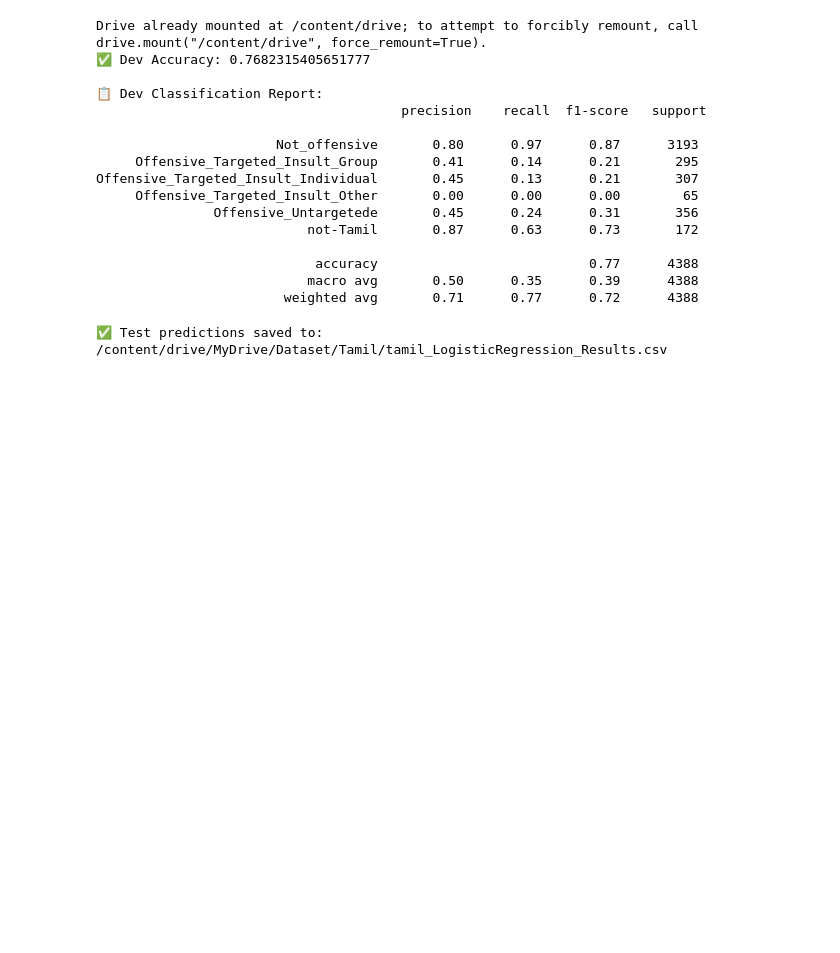
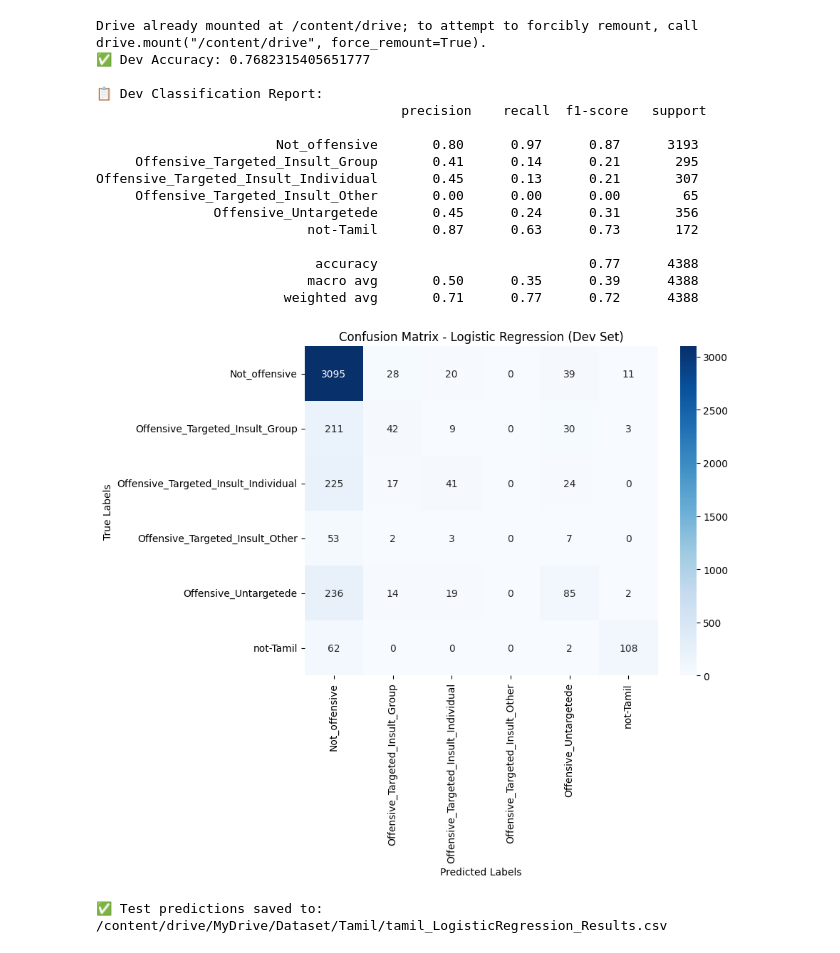
Before and after one commit to SURYAULAGANATHAN/Offensive-Language-Identification-in-Dravidian-Code-Mixed-Languages, a Jupyter notebook: Tamil/Offensive Language Identification_Tamil.ipynb, the cells around one changed output. Cells and saved outputs as stored; diff of their text form; code cells hidden in the pictures; blank space fills up the shorter version.

```diff
--- a/Tamil/Offensive Language Identification_Tamil.ipynb
+++ b/Tamil/Offensive Language Identification_Tamil.ipynb
@@ -1,5 +1,5 @@
 # %%
-#Logistic Regression
+# Logistic Regression
 # ==========================================================
 
 import pandas as pd
@@ -7,7 +7,9 @@ import re
 from sklearn.preprocessing import LabelEncoder
 from sklearn.feature_extraction.text import TfidfVectorizer
 from sklearn.linear_model import LogisticRegression
-from sklearn.metrics import accuracy_score, classification_report
+from sklearn.metrics import accuracy_score, classification_report, confusion_matrix
+import matplotlib.pyplot as plt
+import seaborn as sns
 
 # ===== 1. Mount Google Drive =====
 from google.colab import drive
@@ -59,36 +61,48 @@ print("✅ Dev Accuracy:", accuracy_dev)
 print("\n📋 Dev Classification Report:\n",
       classification_report(df_dev['encoded_labels'], y_pred_dev, target_names=label_encoder.classes_))
 
+# ===== 7b. Confusion Matrix =====
+cm = confusion_matrix(df_dev['encoded_labels'], y_pred_dev)
+plt.figure(figsize=(8,6))
+sns.heatmap(cm, annot=True, fmt='d', cmap="Blues",
+            xticklabels=label_encoder.classes_,
+            yticklabels=label_encoder.classes_)
+plt.xlabel("Predicted Labels")
+plt.ylabel("True Labels")
+plt.title("Confusion Matrix - Logistic Regression (Dev Set)")
+plt.show()
+
 # ===== 8. Predict on test set =====
 y_pred_test = model.predict(X_test_tfidf)
 df_test['labels'] = label_encoder.inverse_transform(y_pred_test)
 
 # ===== 9. Save predictions (only ID + labels) =====
 if 'ID' not in df_test.columns:
     # If no 'ID' column, generate sequential IDs
     df_test['ID'] = range(1, len(df_test) + 1)
 
 output = df_test[['ID', 'labels']]
 
 output_path = "/content/drive/MyDrive/Dataset/Tamil/tamil_LogisticRegression_Results.csv"
 output.to_csv(output_path, index=False)
 
 print(f"✅ Test predictions saved to: {output_path}")
 # %% [output]
 Drive already mounted at /content/drive; to attempt to forcibly remount, call drive.mount("/content/drive", force_remount=True).
 ✅ Dev Accuracy: 0.7682315405651777
 
 📋 Dev Classification Report:
                                        precision    recall  f1-score   support
 
                        Not_offensive       0.80      0.97      0.87      3193
      Offensive_Targeted_Insult_Group       0.41      0.14      0.21       295
 Offensive_Targeted_Insult_Individual       0.45      0.13      0.21       307
      Offensive_Targeted_Insult_Other       0.00      0.00      0.00        65
                Offensive_Untargetede       0.45      0.24      0.31       356
                            not-Tamil       0.87      0.63      0.73       172
 
                             accuracy                           0.77      4388
                            macro avg       0.50      0.35      0.39      4388
                         weighted avg       0.71      0.77      0.72      4388
+[figure, added]
 ✅ Test predictions saved to: /content/drive/MyDrive/Dataset/Tamil/tamil_LogisticRegression_Results.csv
```
